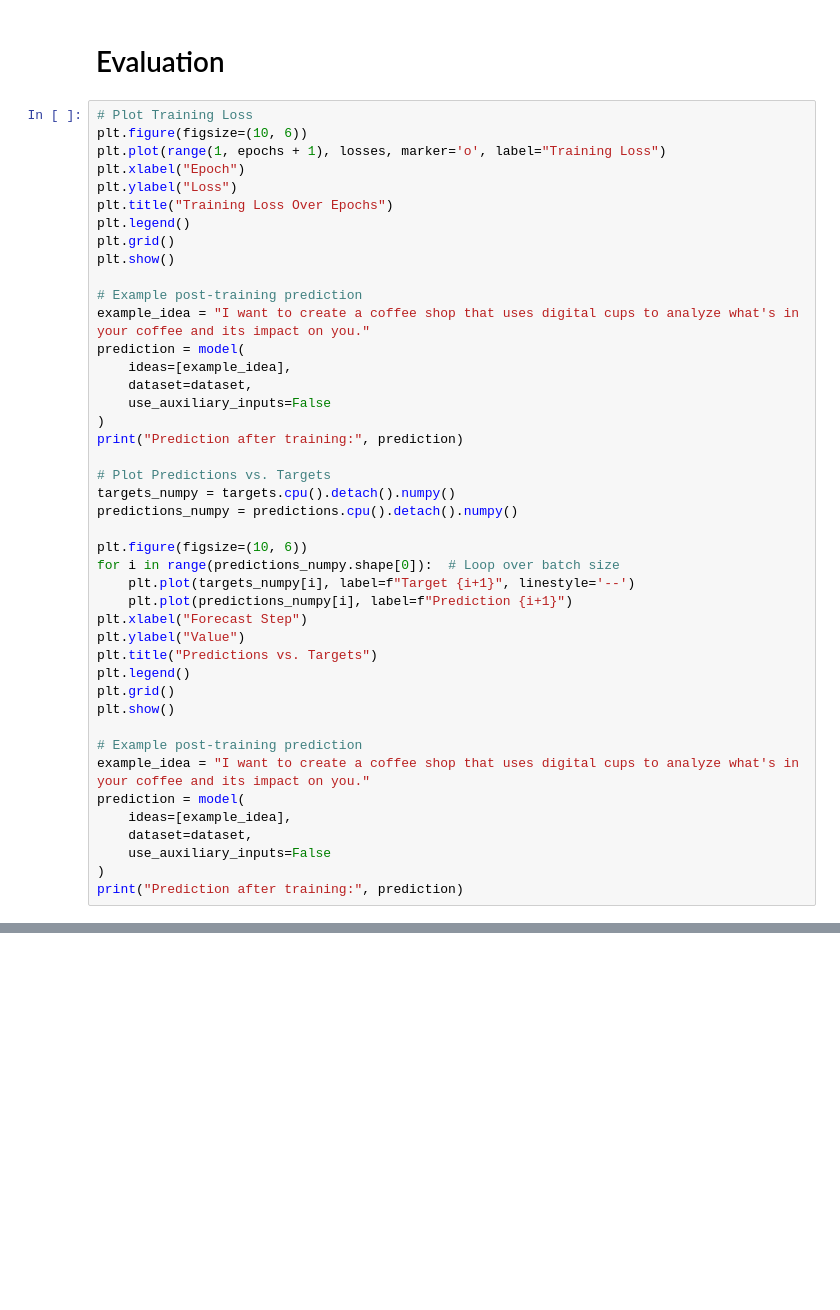
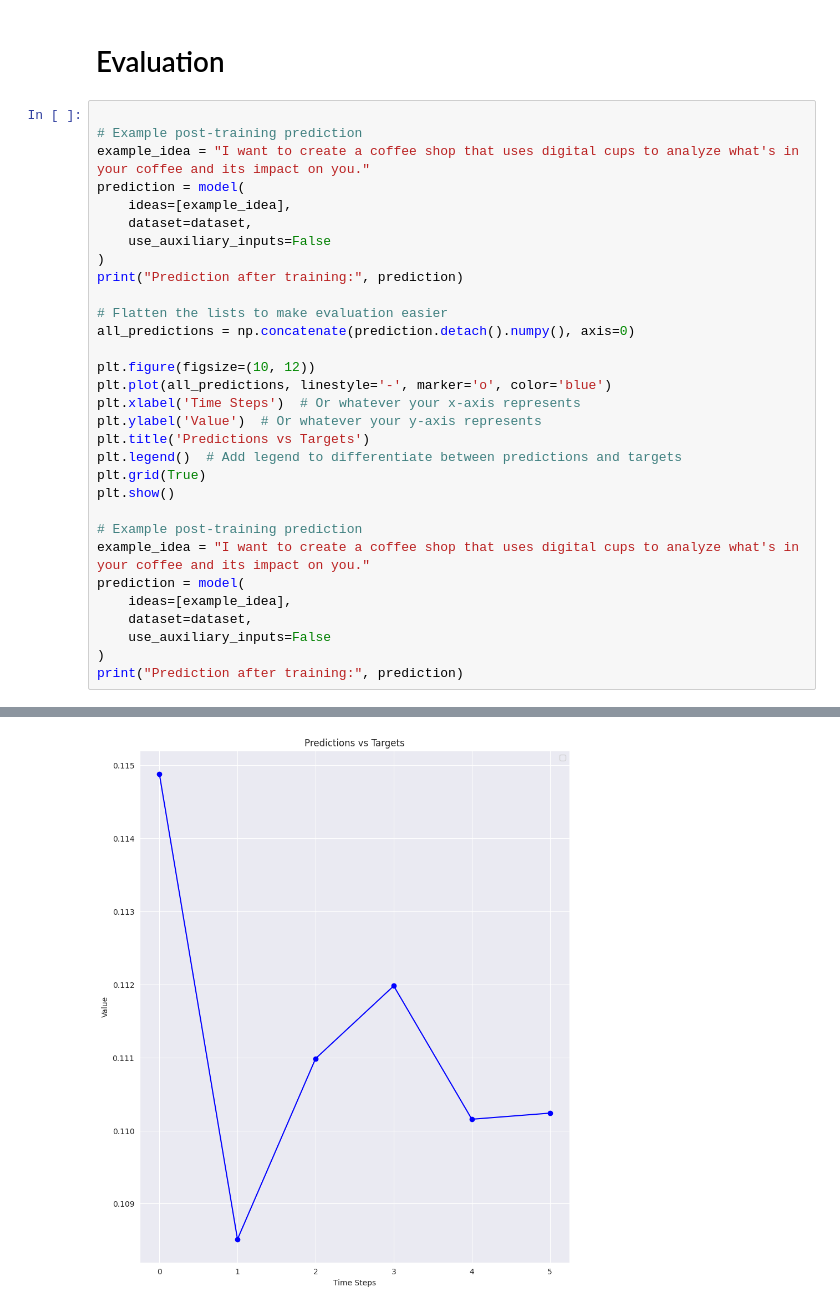
Before and after one commit to jonnyCap/AIR-Project, a Jupyter notebook: PredictionModel/RetrievalAugmentedPredictionModel.ipynb, the cells around one changed output, grey strips where cells are left out. Saved outputs shown, nothing was run; the diff lists cells and outputs as text; blank space fills up the shorter version.

```diff
--- a/PredictionModel/RetrievalAugmentedPredictionModel.ipynb
+++ b/PredictionModel/RetrievalAugmentedPredictionModel.ipynb
@@ -432,14 +449,26 @@ KeyboardInterrupt:
 # %% [markdown]
 # Evaluation
 # %%
-# Plot Training Loss
-plt.figure(figsize=(10, 6))
-plt.plot(range(1, epochs + 1), losses, marker='o', label="Training Loss")
-plt.xlabel("Epoch")
-plt.ylabel("Loss")
-plt.title("Training Loss Over Epochs")
-plt.legend()
-plt.grid()
+
+# Example post-training prediction
+example_idea = "I want to create a coffee shop that uses digital cups to analyze what's in your coffee and its impact on you."
+prediction = model(
+    ideas=[example_idea],
+    dataset=dataset,
+    use_auxiliary_inputs=False
+)
+print("Prediction after training:", prediction)
+
+# Flatten the lists to make evaluation easier
+all_predictions = np.concatenate(prediction.detach().numpy(), axis=0)
+
+plt.figure(figsize=(10, 12))
+plt.plot(all_predictions, linestyle='-', marker='o', color='blue')
+plt.xlabel('Time Steps')  # Or whatever your x-axis represents
+plt.ylabel('Value')  # Or whatever your y-axis represents
+plt.title('Predictions vs Targets')
+plt.legend()  # Add legend to differentiate between predictions and targets
+plt.grid(True)
 plt.show()
 
 # Example post-training prediction
@@ -450,27 +479,4 @@ prediction = model(
     use_auxiliary_inputs=False
 )
 print("Prediction after training:", prediction)
-
-# Plot Predictions vs. Targets
-targets_numpy = targets.cpu().detach().numpy()
-predictions_numpy = predictions.cpu().detach().numpy()
-
-plt.figure(figsize=(10, 6))
-for i in range(predictions_numpy.shape[0]):  # Loop over batch size
-    plt.plot(targets_numpy[i], label=f"Target {i+1}", linestyle='--')
-    plt.plot(predictions_numpy[i], label=f"Prediction {i+1}")
-plt.xlabel("Forecast Step")
-plt.ylabel("Value")
-plt.title("Predictions vs. Targets")
-plt.legend()
-plt.grid()
-plt.show()
-
-# Example post-training prediction
-example_idea = "I want to create a coffee shop that uses digital cups to analyze what's in your coffee and its impact on you."
-prediction = model(
-    ideas=[example_idea],
-    dataset=dataset,
-    use_auxiliary_inputs=False
-)
-print("Prediction after training:", prediction)
+# %% [output]
@@ -476,0 +500 @@ print("Prediction after training:", prediction)
+[figure, added]
```
Also changed, not shown: parts of 3 cells of this notebook, 1 other file.
